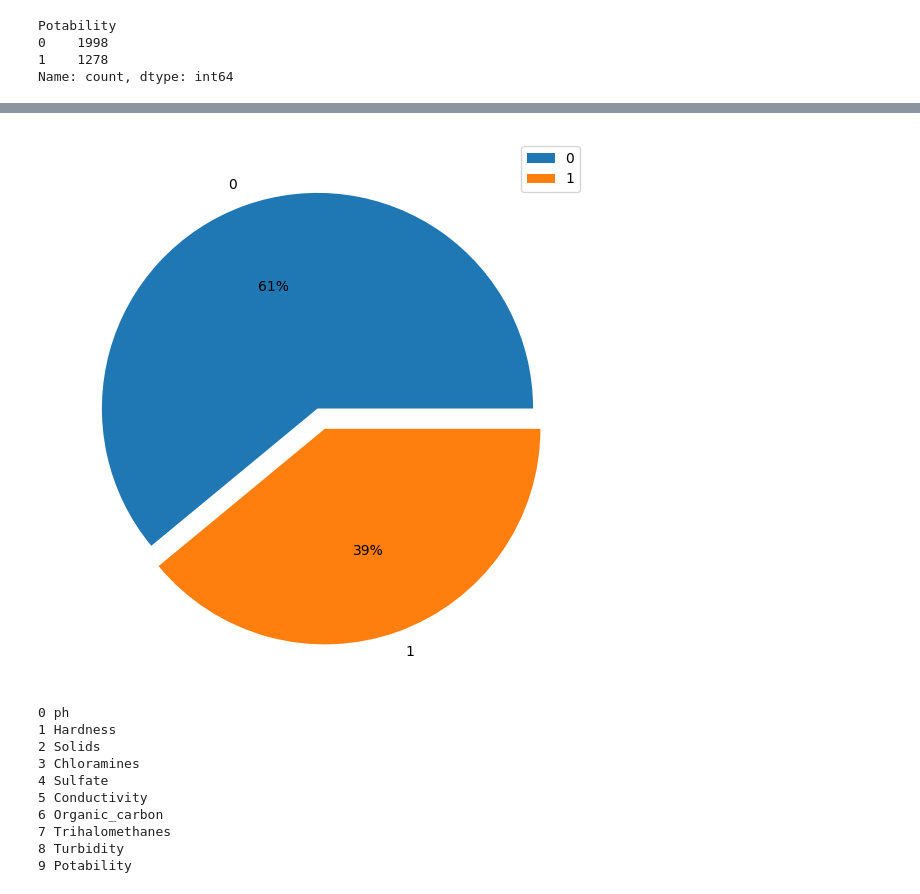
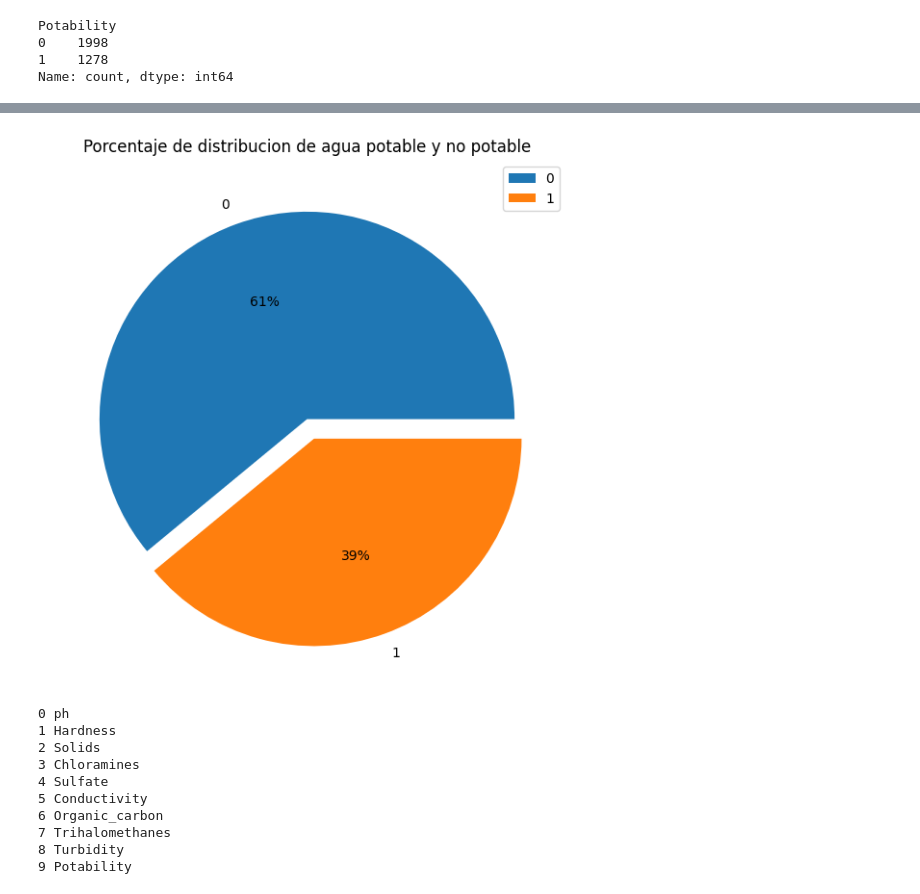
Before and after one commit to Diehgon/Curso-coderhouse-DS, a Jupyter notebook: 1° entrega.ipynb, the cells around one changed output, grey strips where cells are left out. Cells and saved outputs as stored; diff of their text form; code cells hidden in the pictures.

```diff
--- a/1° entrega.ipynb
+++ b/1° entrega.ipynb
@@ -180,10 +181,11 @@ plt.show()
 # %%
 fig,ax = plt.subplots(figsize =(8,7))
 plt.pie(df['Potability'].value_counts(), labels=[0, 1], explode=[0, 0.1], autopct='%.f%%')
 plt.legend()
+ax.set_title('Porcentaje de distribucion de agua potable y no potable')
 plt.show()
 # %% [output]
-[figure, old version]
+[figure, new version]
 # %%
 columns_name = df.columns
 for index, col_name in enumerate(columns_name):
```
Also changed, not shown: parts of 3 cells of this notebook.
